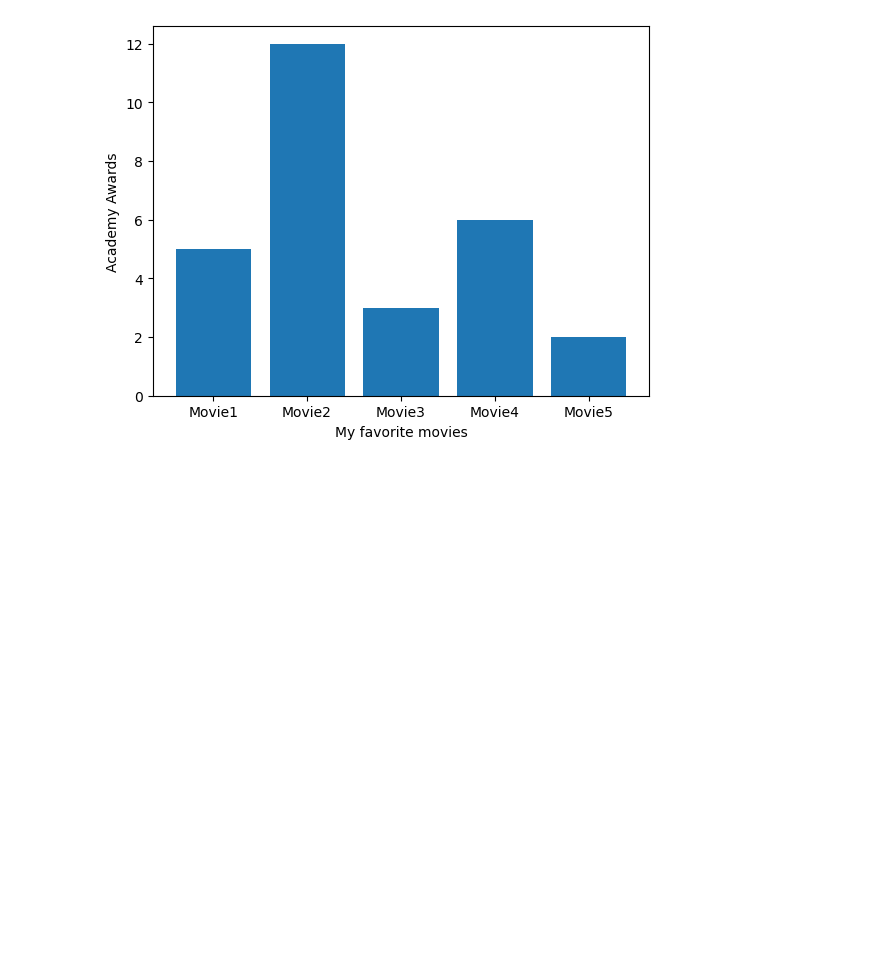
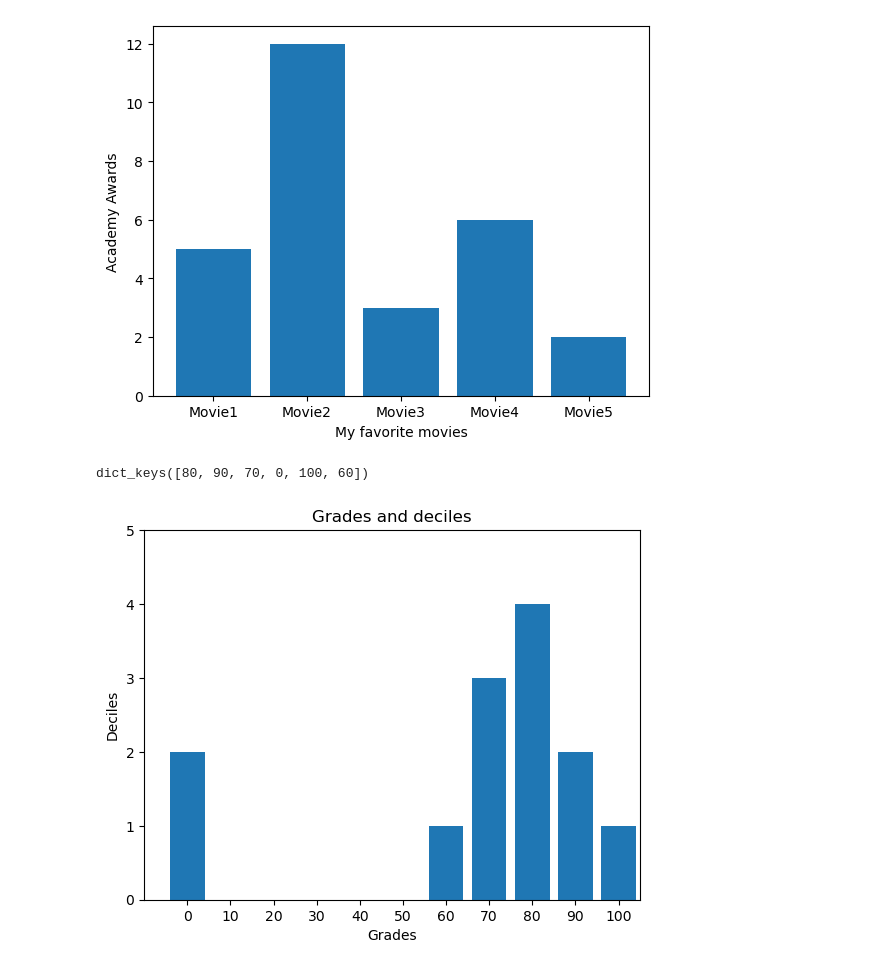
Before and after one commit to Navyn27/Data-Presentation, a Jupyter notebook: Showing-data.ipynb, the cells around one changed output. Saved outputs shown, nothing was run; the diff lists cells and outputs as text; code cells hidden in the pictures; blank space fills up the shorter version.

```diff
--- a/Showing-data.ipynb
+++ b/Showing-data.ipynb
@@ -31,3 +17,46 @@ plt.xticks([i+0.5 for i, _ in enumerate(movies)], movies)
 plt.show()
 # %% [output]
 [figure]
+# %%
+from matplotlib import pyplot as plt
+from collections import Counter
+
+grades = [83,95,91,87,70,0,85,82,100,67,73,77,0]
+gradeMarks = ["A","B","C","D","E","F","G","H","I","J","K"]
+
+# A function that returns the passed in parameter
+decile = lambda grade : grade // 10 * 10
+
+# We create a dictionary of keys as the values of the grades list
+# And the values being their number of occurences in the grades list
+# Helps us to handle duplicates
+
+histogram = Counter(decile(grade) for grade in grades)
+
+# plt.bar plots the given lists
+# The first list is the keys of the histogram dictionary
+# Like the elements of the grades list but without values
+
+# The second list are the values of the histogram keys i.e. The number of occurences of the keys in the grades list
+# The thirds parameter (8) is to specify the width of the bars in the histogram
+plt.bar([x for x in histogram.keys()], histogram.values(), 8)
+
+# With plt.axis we first set the limit of the x-axis(-5 to 105)
+# We set the limits of the y-axis too afterwards (0 to 5)
+plt.axis([-10,105,0,5])
+
+# plt.xticks helps us set the position of labels and what their values should be
+# plt.xticks([i * 10 for i in range(11)],gradeMarks)
+
+plt.xticks([i * 10 for i in range(11)])
+
+print(histogram.keys())
+
+plt.xlabel("Grades")
+plt.ylabel("Deciles")
+
+plt.title("Grades and deciles")
+plt.show()
+# %% [output]
+dict_keys([80, 90, 70, 0, 100, 60])
+[figure, added]
```
Also changed, not shown: parts of 6 cells of this notebook.
